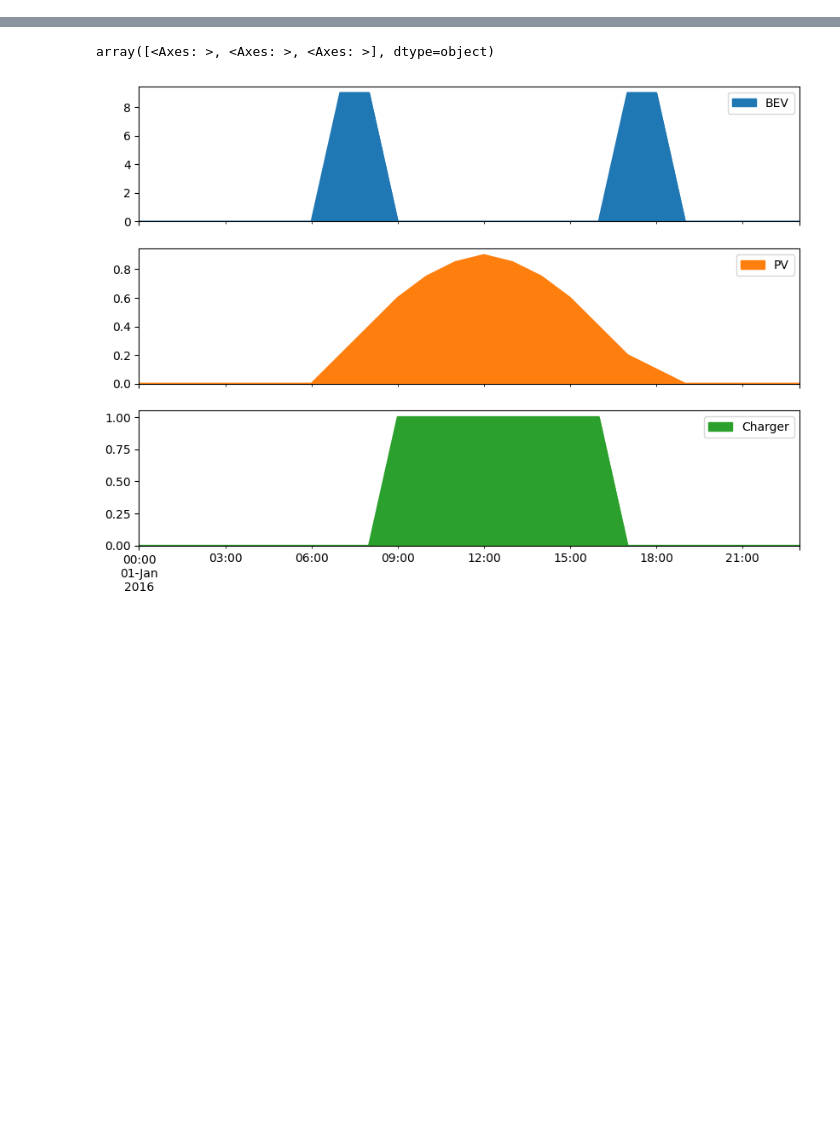
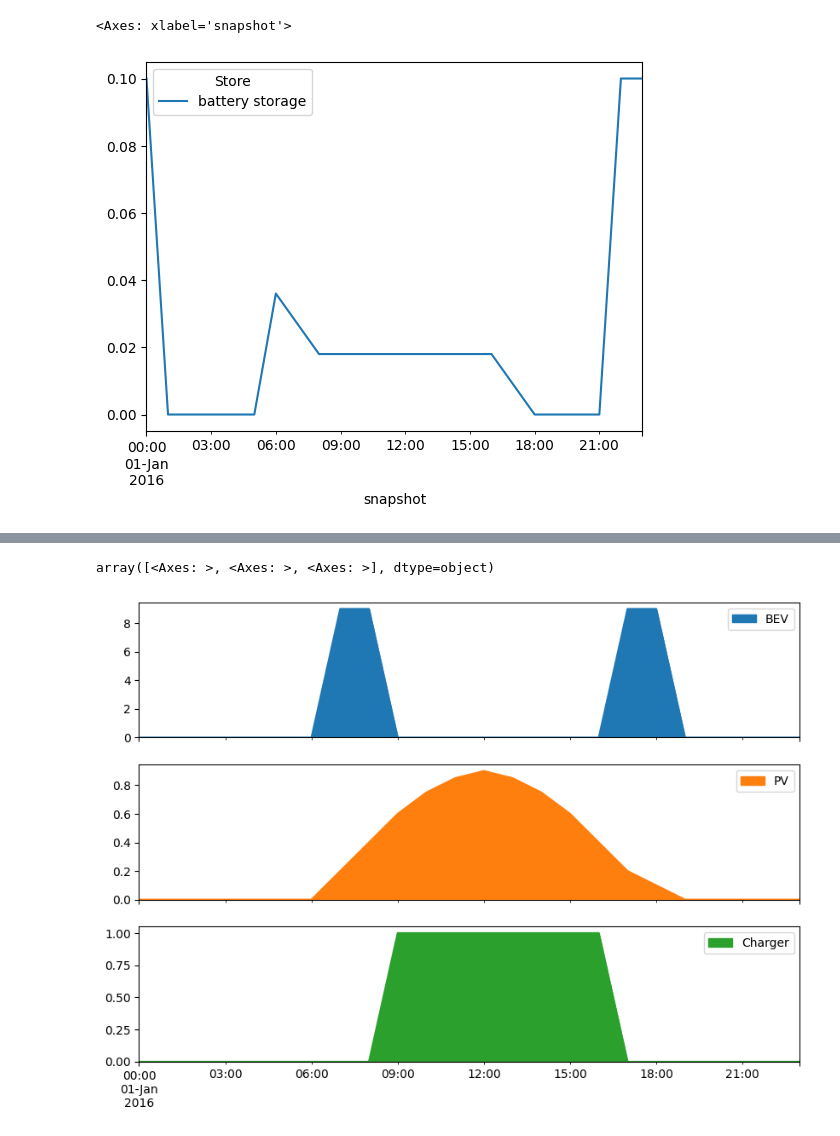
Before and after one commit to eddiesholl/gridsim, a Jupyter notebook: backend/notebooks/pypsa.ipynb, the cells around one changed output, grey strips where cells are left out. Saved outputs shown, nothing was run; the diff lists cells and outputs as text; code cells hidden in the pictures; blank space fills up the shorter version.

Commit message:
Realistic daily storage model

```diff
--- a/backend/notebooks/pypsa.ipynb
+++ b/backend/notebooks/pypsa.ipynb
@@ -25,0 +67,29 @@ charger_p_max_pu["2016-01-01 09:00":"2016-01-01 16:00"] = 1.0
+# %%
+# bev_usage = pd.Series([0.0] * 7 + [9.0] * 2 + [0.0] * 8 + [9.0] * 2 + [0.0] * 5, index)
+
+network.add("Bus", "home", carrier="AC")
+
+network.add("Bus", "battery", carrier="AC")
+
+network.add("Link", "street", p_nom=1, bus0="grid", bus1="home", p_min_pu=-1, p_max_pu=1)
+
+bev_hourly_load = 0.009
+bev_usage = pd.Series([0.0] * 7 + [bev_hourly_load] * 2 + [0.0] * 8 + [bev_hourly_load] * 2 + [0.0] * 5, index)
+network.add("Load", "driving", bus="battery", p_set=bev_usage)
+
+charger_p_max_pu = pd.Series([1.0] * 7 + [0.0] * 2 + [0.0] * 8 + [0.0] * 2 + [1.0] * 5, index)
+charger_p_min_pu = pd.Series([-1.0] * 7 + [0.0] * 2 + [0.0] * 8 + [0.0] * 2 + [-1.0] * 5, index)
+network.add(
+    "Link",
+    "charger",
+    bus0="home",
+    bus1="battery",
+    p_nom=120,  # super-charger with 120 kW
+    p_max_pu=charger_p_max_pu,
+    p_min_pu=charger_p_min_pu,
+    # p_min_pu=-100,
+    efficiency=0.9,
+)
+
+battery_e_min_pu = pd.Series([0] * 23 + [1], index)
+network.add("Store", "battery storage", bus="battery", e_cyclic=False, e_initial=0.1, e_nom=0.1, e_min_pu=battery_e_min_pu)
@@ -25,0 +138,7 @@ charger_p_max_pu["2016-01-01 09:00":"2016-01-01 16:00"] = 1.0
+# %%
+fig, ax = plt.subplots()
+network.stores_t.e.plot(ax=ax, label="SoC")
+# network.stores_t.p.plot(ax=ax, label="Output")
+# %% [output]
+<Axes: xlabel='snapshot'>
+[figure, added]
```
Also changed, not shown: parts of 17 cells of this notebook.
